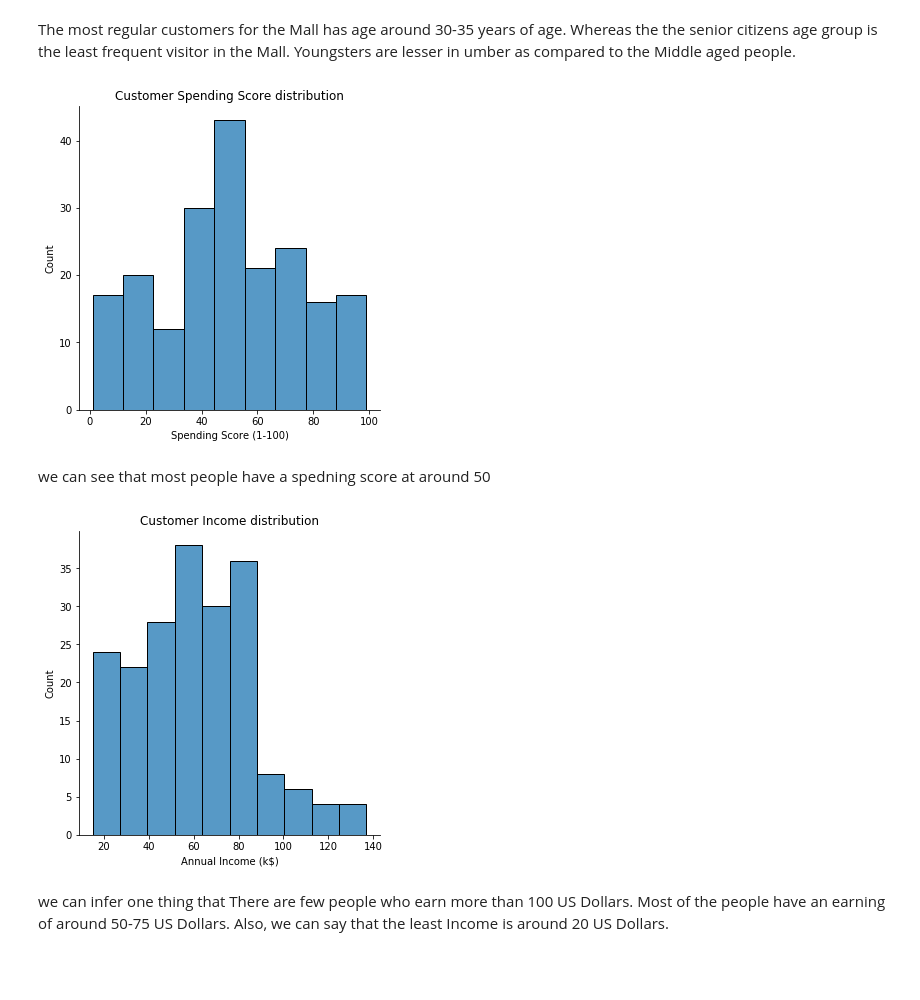
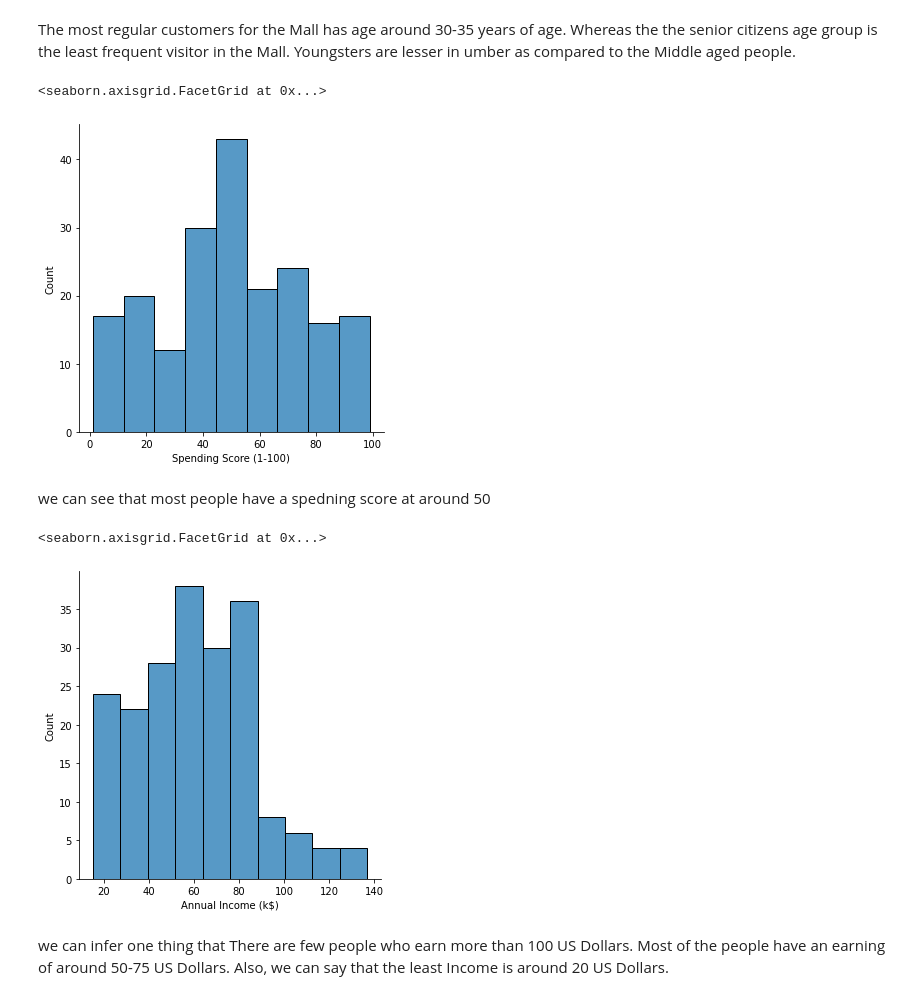
Before and after one commit to Thetang-145/Python-for-DS-AI, a Jupyter notebook: Lectures/01-Bootcamp/Workshop 0 - Customer Segmentation.ipynb, the cells around one changed output. Drawn from its saved outputs; the diff is of its cells as text; code cells hidden in the pictures; blank space fills up the shorter version.

```diff
--- a/Lectures/01-Bootcamp/Workshop 0 - Customer Segmentation.ipynb
+++ b/Lectures/01-Bootcamp/Workshop 0 - Customer Segmentation.ipynb
@@ -37,7 +37,7 @@ import warnings
 warnings.filterwarnings('ignore')
 
 # load dataset
-df = pd.read_csv("[filepath]")
+df = pd.read_csv("data/Mall_Customers.csv")
 print(df.info())
 df.head()
 # %% [output]
@@ -92,14 +97,18 @@ _ = plt.title('Customer Age distribution')
 The most regular customers for the Mall has age around 30-35 years of age. Whereas the the senior citizens age group is the least frequent visitor in the Mall. Youngsters are lesser in umber as compared to the Middle aged people.
 # %%
 # displot of Spending Score (1-100)
+sns.displot(df['Spending Score (1-100)'])
 # %% [output]
+<seaborn.axisgrid.FacetGrid at 0x...>
-[figure, old version]
+[figure, new version]
 # %% [markdown]
 we can see that most people have a spedning score at around 50
 # %%
 # displot of Annual Income (k$)
+sns.displot(df['Annual Income (k$)'])
 # %% [output]
+<seaborn.axisgrid.FacetGrid at 0x...>
-[figure, old version]
+[figure, new version]
 # %% [markdown]
 we can infer one thing that There are few people who earn more than 100 US Dollars. Most of the people have an earning of around 50-75 US Dollars. Also, we can say that the least Income is around 20 US Dollars.
 # %% [markdown]
```
Also changed, not shown: parts of 15 cells of this notebook, 16 other files.
